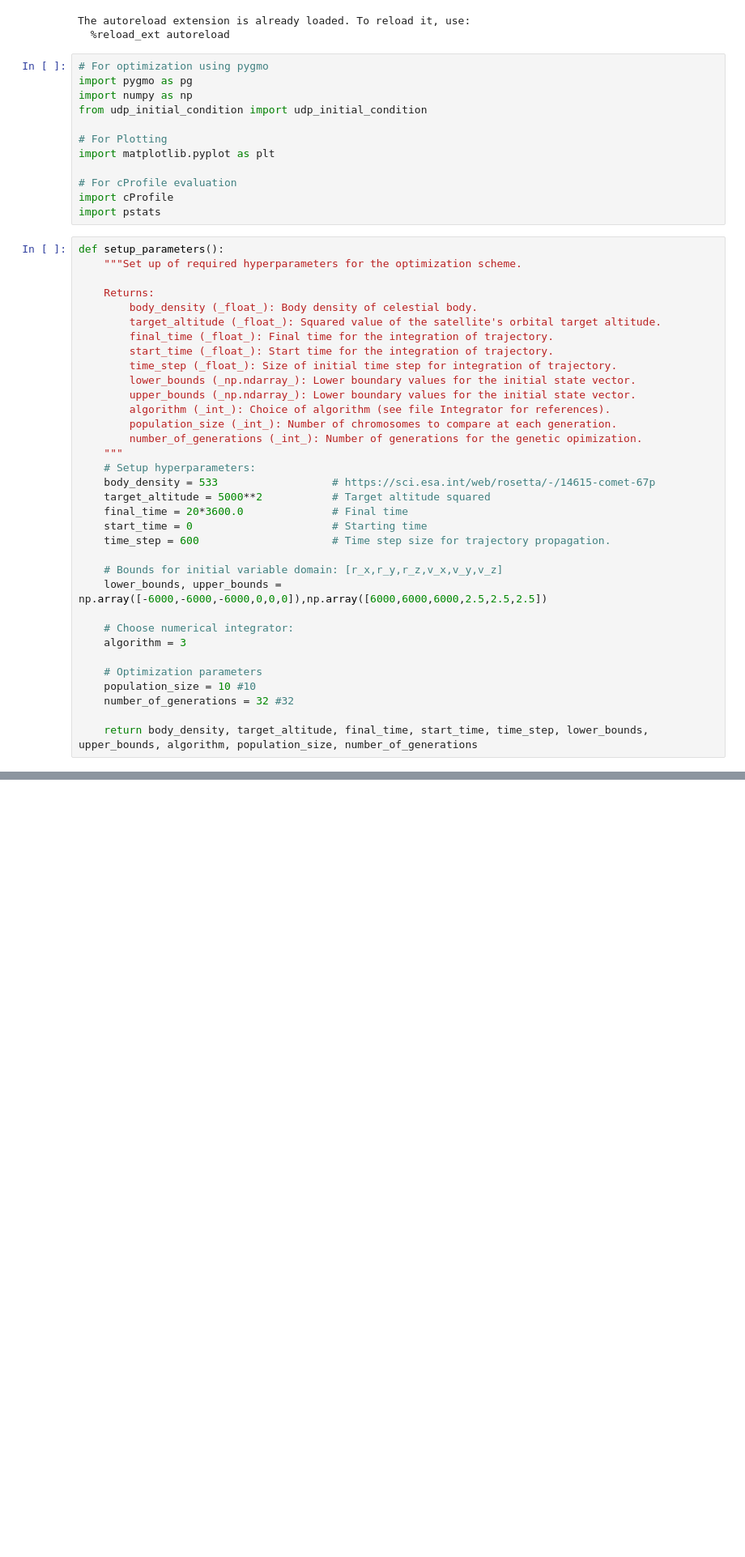
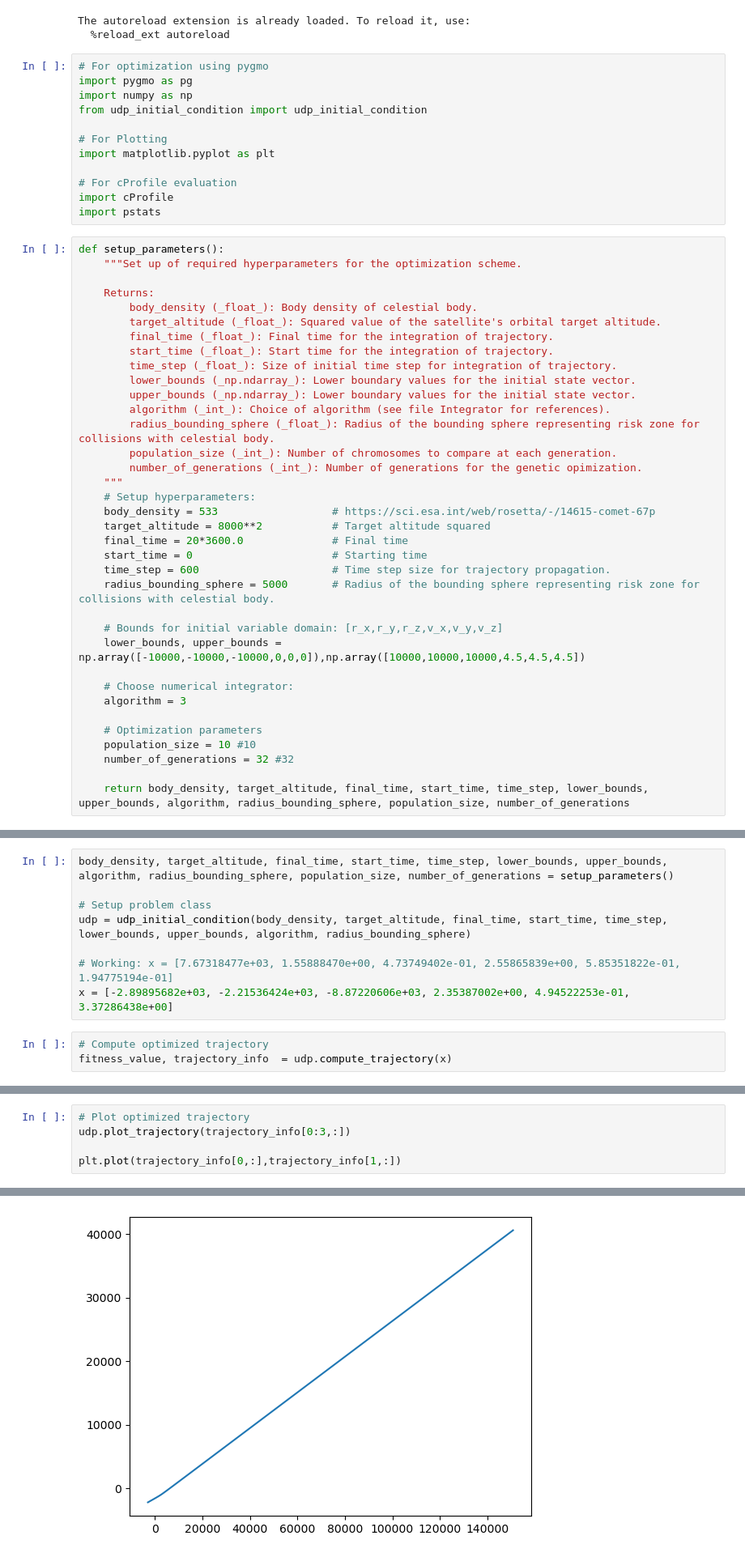
Before and after one commit to rasmusmarak/TOSS, a Jupyter notebook: Introductory Tests/traj_opt.ipynb, the cells around one changed output, grey strips where cells are left out. Shown at 81% size. Cells and saved outputs as stored; diff of their text form; blank space fills up the shorter version.

Commit message:
Working (but slow) collision detection.

```diff
--- a/Introductory Tests/traj_opt.ipynb
+++ b/Introductory Tests/traj_opt.ipynb
@@ -29,18 +29,20 @@ def setup_parameters():
         lower_bounds (_np.ndarray_): Lower boundary values for the initial state vector.
         upper_bounds (_np.ndarray_): Lower boundary values for the initial state vector.
         algorithm (_int_): Choice of algorithm (see file Integrator for references).
+        radius_bounding_sphere (_float_): Radius of the bounding sphere representing risk zone for collisions with celestial body.
         population_size (_int_): Number of chromosomes to compare at each generation.
         number_of_generations (_int_): Number of generations for the genetic opimization.
     """
     # Setup hyperparameters:
     body_density = 533                  # https://sci.esa.int/web/rosetta/-/14615-comet-67p
-    target_altitude = 5000**2           # Target altitude squared
+    target_altitude = 8000**2           # Target altitude squared
     final_time = 20*3600.0              # Final time
     start_time = 0                      # Starting time
     time_step = 600                     # Time step size for trajectory propagation.
+    radius_bounding_sphere = 5000       # Radius of the bounding sphere representing risk zone for collisions with celestial body.
 
     # Bounds for initial variable domain: [r_x,r_y,r_z,v_x,v_y,v_z]
-    lower_bounds, upper_bounds = np.array([-6000,-6000,-6000,0,0,0]),np.array([6000,6000,6000,2.5,2.5,2.5])
+    lower_bounds, upper_bounds = np.array([-10000,-10000,-10000,0,0,0]),np.array([10000,10000,10000,4.5,4.5,4.5])
 
     # Choose numerical integrator:
     algorithm = 3
@@ -49,7 +51,7 @@ def setup_parameters():
     population_size = 10 #10
     number_of_generations = 32 #32
 
-    return body_density, target_altitude, final_time, start_time, time_step, lower_bounds, upper_bounds, algorithm, population_size, number_of_generations
+    return body_density, target_altitude, final_time, start_time, time_step, lower_bounds, upper_bounds, algorithm, radius_bounding_sphere, population_size, number_of_generations
 # %%
 # Main script:
 
@@ -105,0 +132,11 @@ if __name__ == "__main__":
+# %%
+body_density, target_altitude, final_time, start_time, time_step, lower_bounds, upper_bounds, algorithm, radius_bounding_sphere, population_size, number_of_generations = setup_parameters()
+
+# Setup problem class
+udp = udp_initial_condition(body_density, target_altitude, final_time, start_time, time_step, lower_bounds, upper_bounds, algorithm, radius_bounding_sphere)
+
+# Working: x = [7.67318477e+03, 1.55888470e+00, 4.73749402e-01, 2.55865839e+00, 5.85351822e-01, 1.94775194e-01]
+x = [-2.89895682e+03, -2.21536424e+03, -8.87220606e+03, 2.35387002e+00, 4.94522253e-01, 3.37286438e+00]
+# %%
+# Compute optimized trajectory
+fitness_value, trajectory_info  = udp.compute_trajectory(x)
@@ -105,0 +187,6 @@ if __name__ == "__main__":
+# %%
+# Plot optimized trajectory
+udp.plot_trajectory(trajectory_info[0:3,:])
+
+plt.plot(trajectory_info[0,:],trajectory_info[1,:])
+# %% [output]
@@ -105,0 +197 @@ if __name__ == "__main__":
+[figure, added]
```
Also changed, not shown: parts of 6 cells of this notebook, 3 other files.
